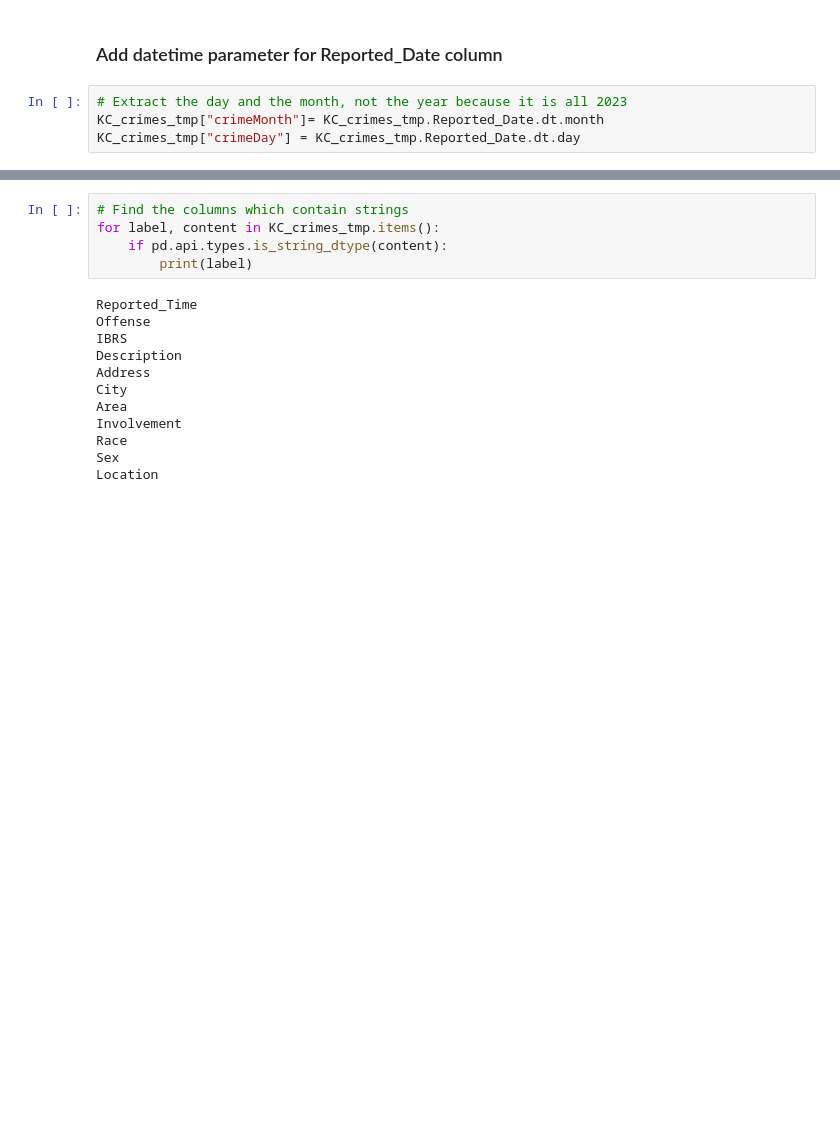
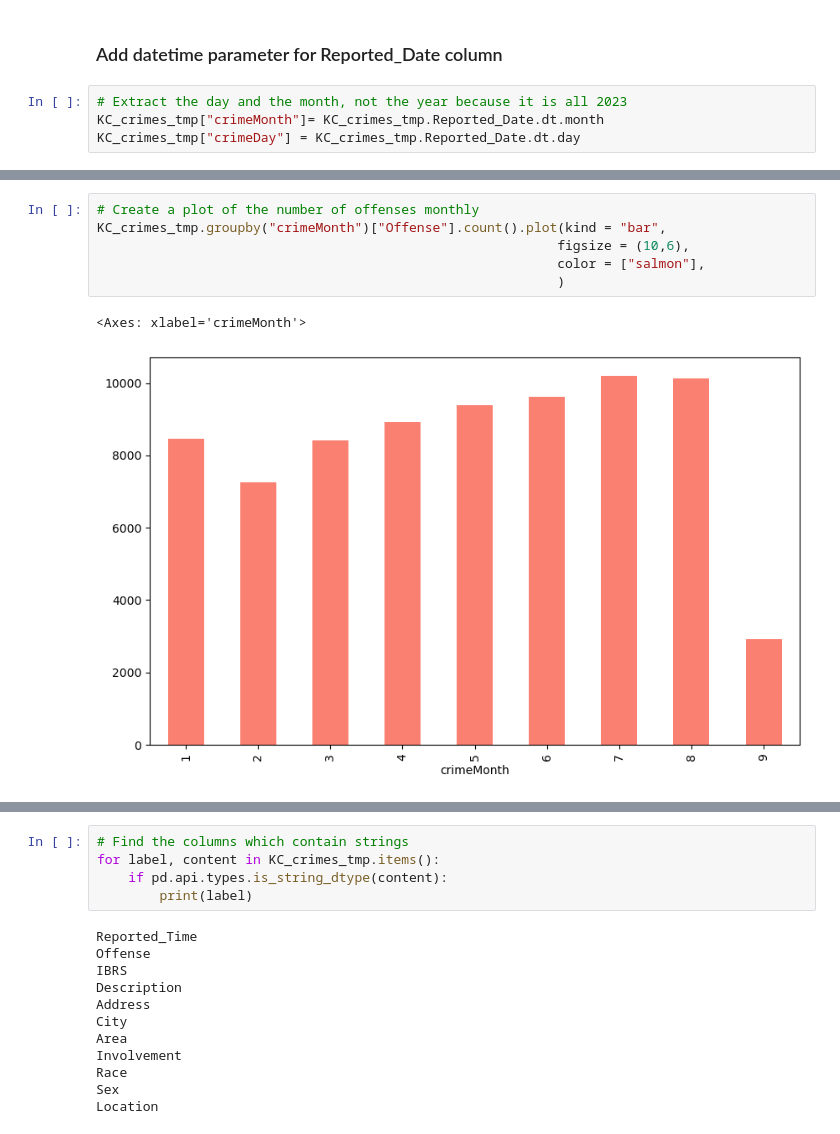
Before and after one commit to KU-Machine-Learning-Project-4/Project_4, a Jupyter notebook: Kansas_City_Crimes.ipynb, the cells around one changed output, grey strips where cells are left out. Cells and saved outputs as stored; diff of their text form; blank space fills up the shorter version.

```diff
--- a/Kansas_City_Crimes.ipynb
+++ b/Kansas_City_Crimes.ipynb
@@ -147,0 +141,9 @@ KC_crimes_tmp.head()
+# %%
+# Create a plot of the number of offenses monthly
+KC_crimes_tmp.groupby("crimeMonth")["Offense"].count().plot(kind = "bar",
+                                                           figsize = (10,6),
+                                                           color = ["salmon"],
+                                                           )
+# %% [output]
+<Axes: xlabel='crimeMonth'>
+[figure, added]
```
Also changed, not shown: parts of 13 cells of this notebook.
